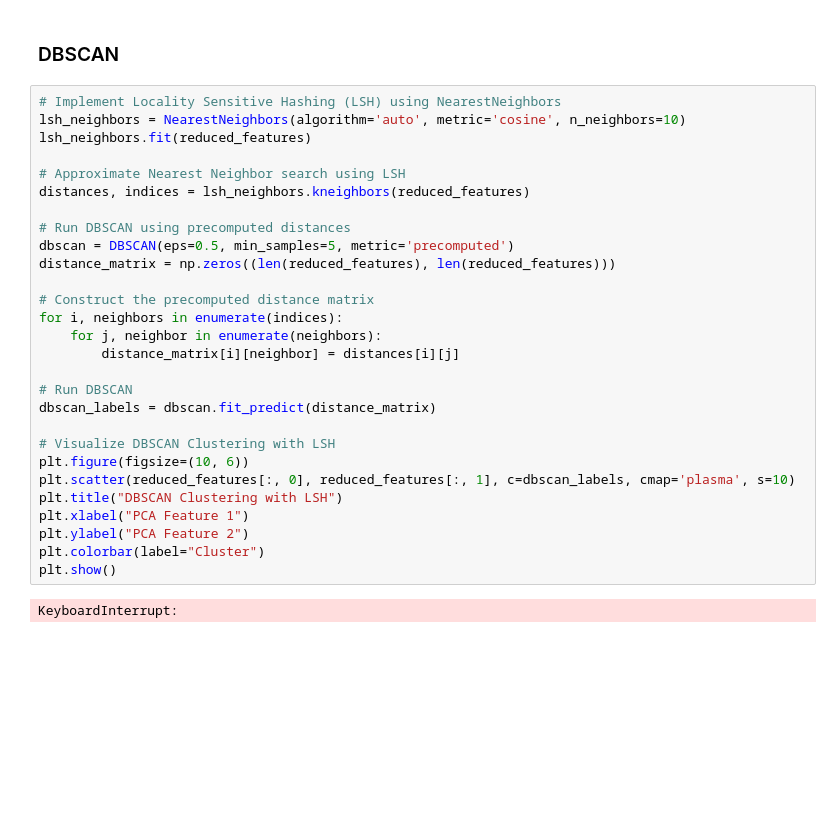
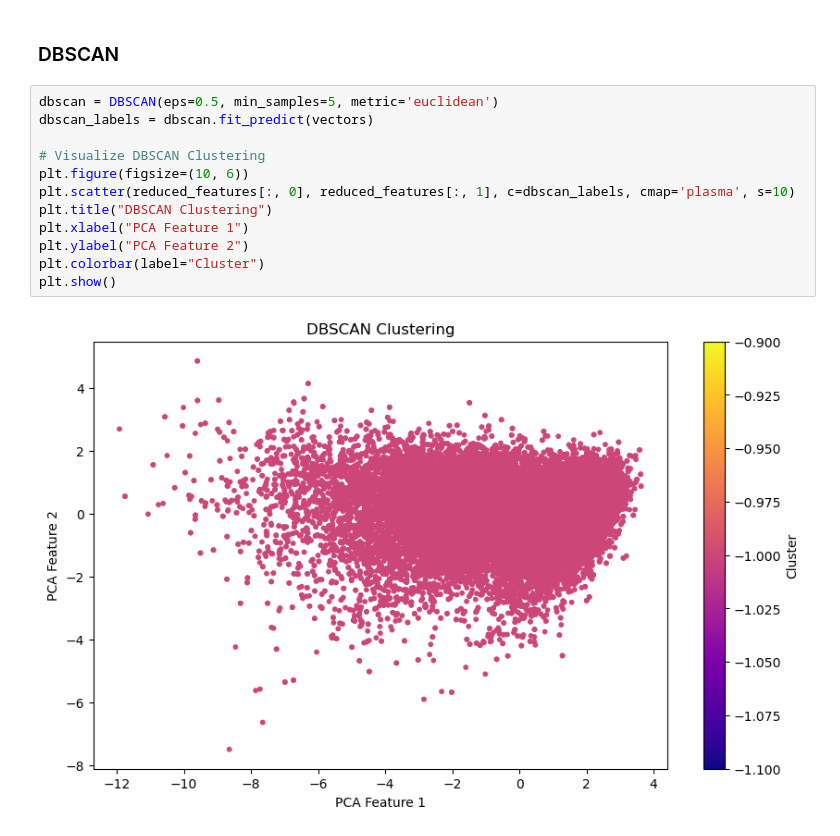
Before and after one commit to shreyaspujari/DocumentClustering_Stackoverflow, a Jupyter notebook: notebooks/clustering_analysis.ipynb, the cells around one changed output. Cells and saved outputs as stored; diff of their text form; blank space fills up the shorter version.

```diff
--- a/notebooks/clustering_analysis.ipynb
+++ b/notebooks/clustering_analysis.ipynb
@@ -75,32 +106,16 @@ From the dominence of HTML related terms it is highly likely that cluster 0 main
 # %% [markdown]
 ### DBSCAN
 # %%
-# Implement Locality Sensitive Hashing (LSH) using NearestNeighbors
-lsh_neighbors = NearestNeighbors(algorithm='auto', metric='cosine', n_neighbors=10)
-lsh_neighbors.fit(reduced_features)
+dbscan = DBSCAN(eps=0.5, min_samples=5, metric='euclidean')
+dbscan_labels = dbscan.fit_predict(vectors)
 
-# Approximate Nearest Neighbor search using LSH
-distances, indices = lsh_neighbors.kneighbors(reduced_features)
-
-# Run DBSCAN using precomputed distances
-dbscan = DBSCAN(eps=0.5, min_samples=5, metric='precomputed')
-distance_matrix = np.zeros((len(reduced_features), len(reduced_features)))
-
-# Construct the precomputed distance matrix
-for i, neighbors in enumerate(indices):
-    for j, neighbor in enumerate(neighbors):
-        distance_matrix[i][neighbor] = distances[i][j]
-
-# Run DBSCAN
-dbscan_labels = dbscan.fit_predict(distance_matrix)
-
-# Visualize DBSCAN Clustering with LSH
+# Visualize DBSCAN Clustering
 plt.figure(figsize=(10, 6))
 plt.scatter(reduced_features[:, 0], reduced_features[:, 1], c=dbscan_labels, cmap='plasma', s=10)
-plt.title("DBSCAN Clustering with LSH")
+plt.title("DBSCAN Clustering")
 plt.xlabel("PCA Feature 1")
 plt.ylabel("PCA Feature 2")
 plt.colorbar(label="Cluster")
 plt.show()
 # %% [output]
-KeyboardInterrupt:
+[figure, added]
```
Also changed, not shown: parts of 15 cells of this notebook, 2 other files.
